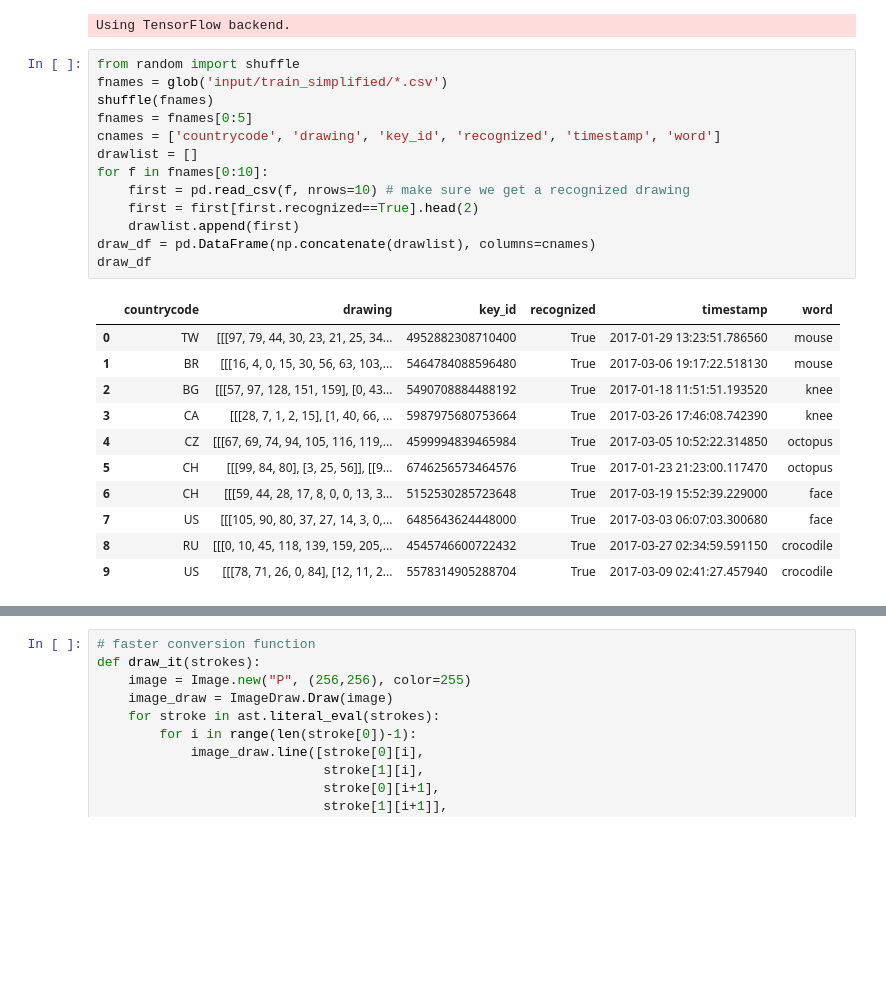
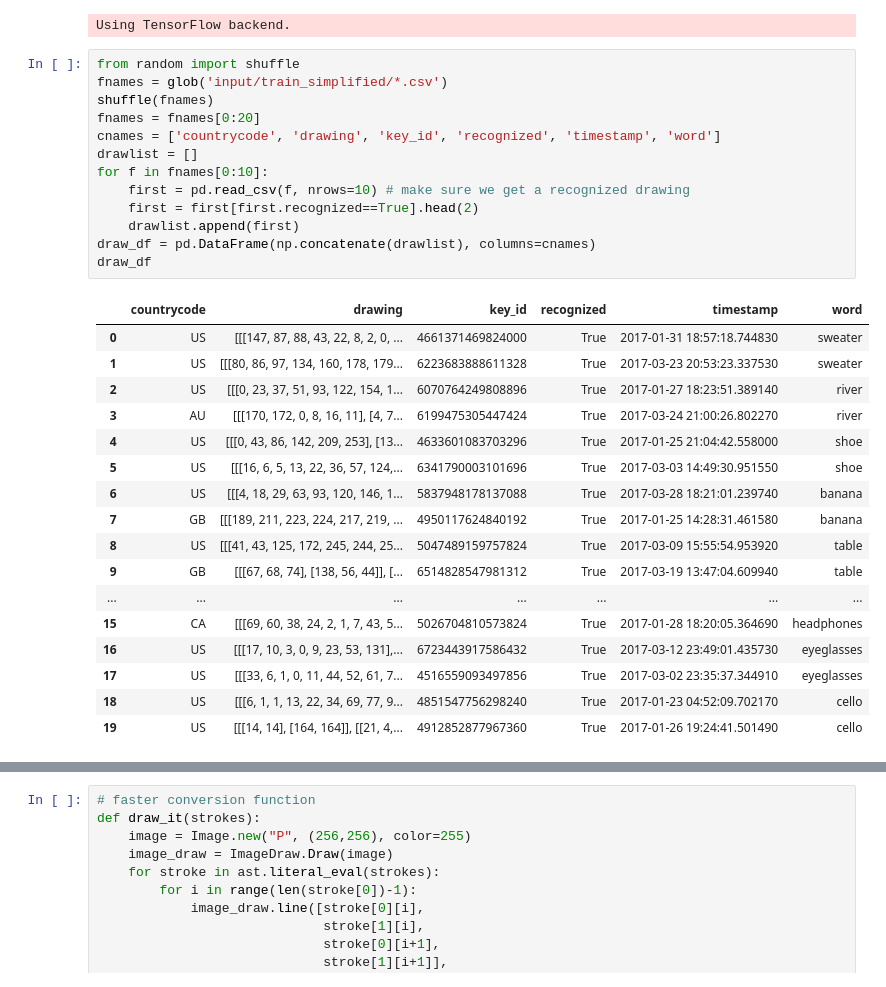
Before and after one commit to AbirHassan/DoodleDetect, a Jupyter notebook: despacito2.ipynb, the cells around one changed output, grey strips where cells are left out. Saved outputs shown, nothing was run; the diff lists cells and outputs as text; blank space fills up the shorter version.

```diff
--- a/despacito2.ipynb
+++ b/despacito2.ipynb
@@ -23,26 +23,32 @@ Using TensorFlow backend.
 # %%
 from random import shuffle
 fnames = glob('input/train_simplified/*.csv')
 shuffle(fnames)
-fnames = fnames[0:5]
+fnames = fnames[0:20]
 cnames = ['countrycode', 'drawing', 'key_id', 'recognized', 'timestamp', 'word']
 drawlist = []
 for f in fnames[0:10]:
     first = pd.read_csv(f, nrows=10) # make sure we get a recognized drawing
     first = first[first.recognized==True].head(2)
     drawlist.append(first)
 draw_df = pd.DataFrame(np.concatenate(drawlist), columns=cnames)
 draw_df
 # %% [output]
 |  | countrycode | drawing | key_id | recognized | timestamp | word |
-| 0 | TW | [[[97, 79, 44, 30, 23, 21, 25, 34... | 4952882308710400 | True | 2017-01-29 13:23:51.786560 | mouse |
-| 1 | BR | [[[16, 4, 0, 15, 30, 56, 63, 103,... | 5464784088596480 | True | 2017-03-06 19:17:22.518130 | mouse |
-| 2 | BG | [[[57, 97, 128, 151, 159], [0, 43... | 5490708884488192 | True | 2017-01-18 11:51:51.193520 | knee |
-| 3 | CA | [[[28, 7, 1, 2, 15], [1, 40, 66, ... | 5987975680753664 | True | 2017-03-26 17:46:08.742390 | knee |
-| 4 | CZ | [[[67, 69, 74, 94, 105, 116, 119,... | 4599994839465984 | True | 2017-03-05 10:52:22.314850 | octopus |
-| 5 | CH | [[[99, 84, 80], [3, 25, 56]], [[9... | 6746256573464576 | True | 2017-01-23 21:23:00.117470 | octopus |
-| 6 | CH | [[[59, 44, 28, 17, 8, 0, 0, 13, 3... | 5152530285723648 | True | 2017-03-19 15:52:39.229000 | face |
-| 7 | US | [[[105, 90, 80, 37, 27, 14, 3, 0,... | 6485643624448000 | True | 2017-03-03 06:07:03.300680 | face |
-| 8 | RU | [[[0, 10, 45, 118, 139, 159, 205,... | 4545746600722432 | True | 2017-03-27 02:34:59.591150 | crocodile |
-| 9 | US | [[[78, 71, 26, 0, 84], [12, 11, 2... | 5578314905288704 | True | 2017-03-09 02:41:27.457940 | crocodile |
+| 0 | US | [[[147, 87, 88, 43, 22, 8, 2, 0, ... | 4661371469824000 | True | 2017-01-31 18:57:18.744830 | sweater |
+| 1 | US | [[[80, 86, 97, 134, 160, 178, 179... | 6223683888611328 | True | 2017-03-23 20:53:23.337530 | sweater |
+| 2 | US | [[[0, 23, 37, 51, 93, 122, 154, 1... | 6070764249808896 | True | 2017-01-27 18:23:51.389140 | river |
+| 3 | AU | [[[170, 172, 0, 8, 16, 11], [4, 7... | 6199475305447424 | True | 2017-03-24 21:00:26.802270 | river |
+| 4 | US | [[[0, 43, 86, 142, 209, 253], [13... | 4633601083703296 | True | 2017-01-25 21:04:42.558000 | shoe |
+| 5 | US | [[[16, 6, 5, 13, 22, 36, 57, 124,... | 6341790003101696 | True | 2017-03-03 14:49:30.951550 | shoe |
+| 6 | US | [[[4, 18, 29, 63, 93, 120, 146, 1... | 5837948178137088 | True | 2017-03-28 18:21:01.239740 | banana |
+| 7 | GB | [[[189, 211, 223, 224, 217, 219, ... | 4950117624840192 | True | 2017-01-25 14:28:31.461580 | banana |
+| 8 | US | [[[41, 43, 125, 172, 245, 244, 25... | 5047489159757824 | True | 2017-03-09 15:55:54.953920 | table |
+| 9 | GB | [[[67, 68, 74], [138, 56, 44]], [... | 6514828547981312 | True | 2017-03-19 13:47:04.609940 | table |
+| ... | ... | ... | ... | ... | ... | ... |
+| 15 | CA | [[[69, 60, 38, 24, 2, 1, 7, 43, 5... | 5026704810573824 | True | 2017-01-28 18:20:05.364690 | headphones |
+| 16 | US | [[[17, 10, 3, 0, 9, 23, 53, 131],... | 6723443917586432 | True | 2017-03-12 23:49:01.435730 | eyeglasses |
+| 17 | US | [[[33, 6, 1, 0, 11, 44, 52, 61, 7... | 4516559093497856 | True | 2017-03-02 23:35:37.344910 | eyeglasses |
+| 18 | US | [[[6, 1, 1, 13, 22, 34, 69, 77, 9... | 4851547756298240 | True | 2017-01-23 04:52:09.702170 | cello |
+| 19 | US | [[[14, 14], [164, 164]], [[21, 4,... | 4912852877967360 | True | 2017-01-26 19:24:41.501490 | cello |
 # %%
```
Also changed, not shown: parts of 16 cells of this notebook.
